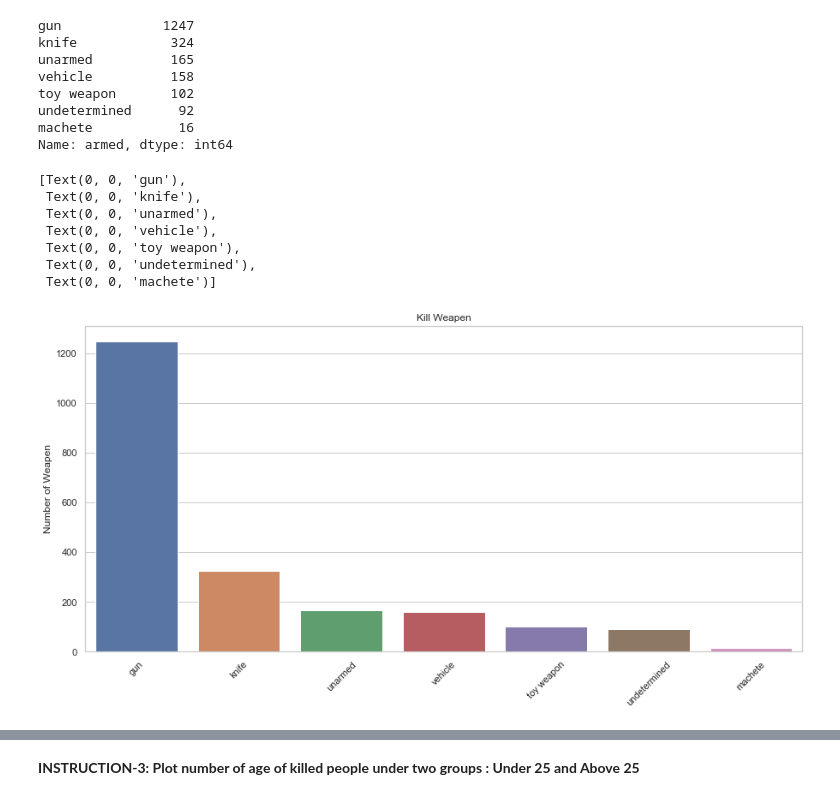
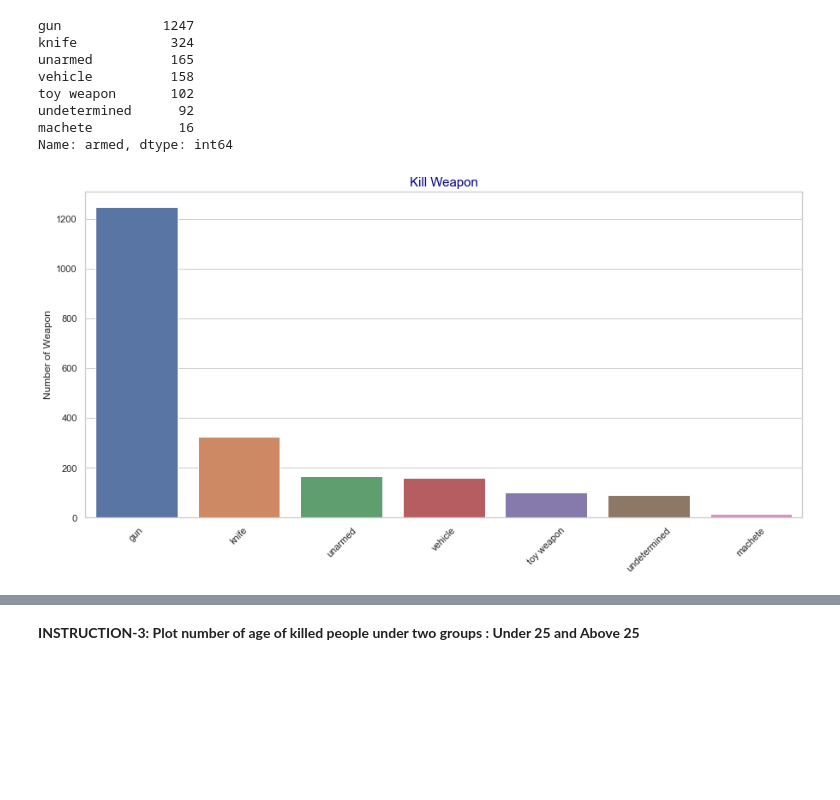
Before and after one commit to idenw/Statistics-Data-Analysis-with-Python-Data-Visualization-with-Python, a Jupyter notebook: 02-EU_DS_DVPy_M1-(PoliceKills)/USA_Fatal_Police_Shoot_Analyse_student_version.ipynb, the cells around one changed output, grey strips where cells are left out. Saved outputs shown, nothing was run; the diff lists cells and outputs as text; code cells hidden in the pictures; blank space fills up the shorter version.

```diff
--- a/02-EU_DS_DVPy_M1-(PoliceKills)/USA_Fatal_Police_Shoot_Analyse_student_version.ipynb
+++ b/02-EU_DS_DVPy_M1-(PoliceKills)/USA_Fatal_Police_Shoot_Analyse_student_version.ipynb
@@ -518,15 +513,9 @@ Name: armed, dtype: int64
 # %%
 fig, ax = plt.subplots(figsize=(15, 7))
 sns.barplot(x=vc.index, y= vc.values, ax=ax,data=kill)
-ax.set_title("Kill Weapen")
-ax.set_ylabel('Number of Weapen')
-ax.set_xticklabels(vc.index, rotation=45)
+ax.set_title("Kill Weapon", color="DarkBlue", fontdict={'fontsize':15})
+ax.set_ylabel('Number of Weapon')
+ax.set_xticklabels(vc.index, rotation=45)#plt.xticks(rotation=45)
+plt.show()
 # %% [output]
-[Text(0, 0, 'gun'),
- Text(0, 0, 'knife'),
- Text(0, 0, 'unarmed'),
- Text(0, 0, 'vehicle'),
- Text(0, 0, 'toy weapon'),
- Text(0, 0, 'undetermined'),
- Text(0, 0, 'machete')]
-[figure, old version]
+[figure, new version]
```
Also changed, not shown: parts of 41 cells of this notebook, 3 other files.
